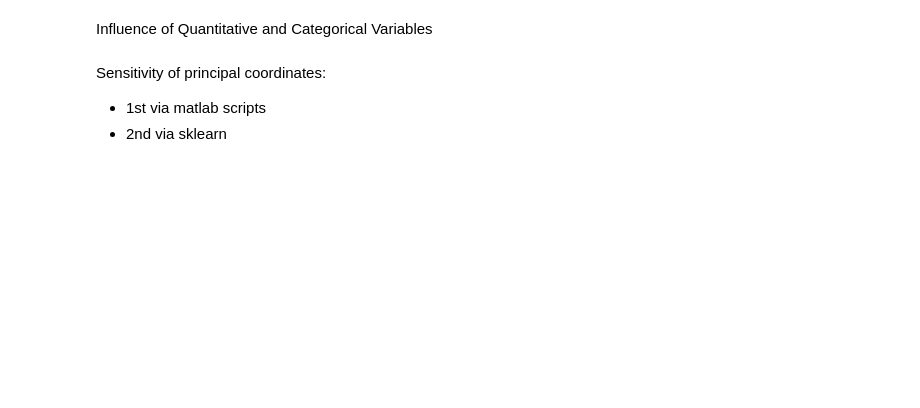
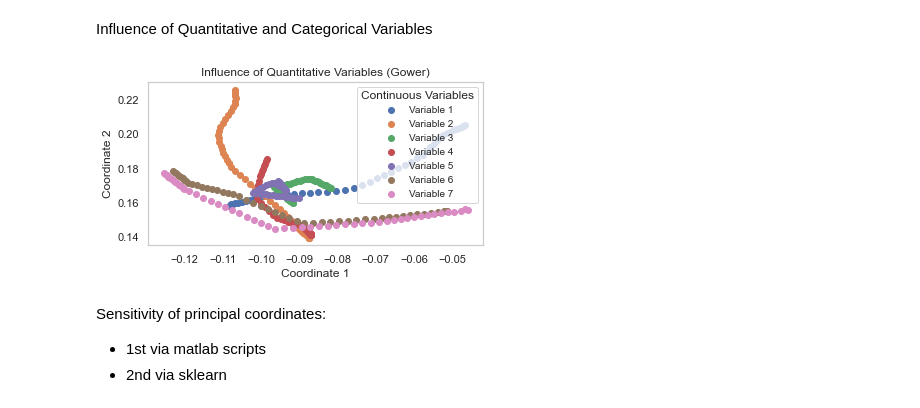
Before and after one commit to schmeti/u3cm_multivariate_analysis_project, a Jupyter notebook: Sleep_dataset_proyect.ipynb, the cells around one changed output. Saved outputs shown, nothing was run; the diff lists cells and outputs as text; code cells hidden in the pictures; blank space fills up the shorter version.

```diff
--- a/Sleep_dataset_proyect.ipynb
+++ b/Sleep_dataset_proyect.ipynb
@@ -1171,25 +1309,0 @@ Principal Component by categorical Variables
-# %%
-# Perform MDS and show plots
-from sklearn.manifold import MDS
-
-
-mds = MDS(n_components=3, dissimilarity='precomputed', random_state=42)
-mds_coordinates = mds.fit_transform(m_distance_gowers)  # Only numerical columns
-
-# Create a new DataFrame with the MDS results
-mds_df = pd.DataFrame(mds_coordinates, columns=['MDS1', 'MDS2','MDS3'])
-
-# Concatenate the categorical variables back to the MDS results
-for var in categorical_variables:
-    mds_df[var] = data[var]
-
-# Plot the MDS results
-sns.set(style="whitegrid")
-
-for var in categorical_variables:
-    plt.figure(figsize=(10, 60))
-    plt.subplot(len(categorical_variables), 1, categorical_variables.index(var) + 1)
-    sns.scatterplot(data=mds_df, x='MDS1', y='MDS2', hue=var, palette='Set1', s=100, edgecolor='black')
-    plt.title(f'MDS plot colored by {var}')
-    plt.legend(title=var)
-    plt.show()
@@ -1261,11 +1467,6 @@ correlaciones2(data_sorted, Y = Y[:,0:3], pcuant = 7, pnominal = 4)
 Influence of Quantitative and Categorical Variables
 # %%
 from scipy.spatial.distance import pdist, squareform
-
-def gower2(X, p1, p2, p3):
-    # Placeholder for the gower2 function. Implement it as needed.
-    pass
-
 import numpy as np
 
 # def coorp_sin(D):
@@ -1399,33 +1600,35 @@ def influence(X, p1, p2):
         #         Xvirtual = np.vstack([X, virtual[i, :]])  # Add the virtual individual
         #         D2new = gower.gower_matrix(Xvirtual)  # Compute Gower distance
         #         dnew[i, :] = D2new[-1, :-1]  # Get distances for the original individuals
 
         #     # Interpolate Gower distances and project onto MDS space
         #     ynew = np.zeros((nXnew, 2))  # Initialize array for MDS projections
         #     for i in range(nXnew):
         #         #print(ynew[i, :].shape, g.shape, dnew[i, :].reshape((-1,1)).shape, Y.shape, Lambda.shape)
         #         ynew[i, :] = 0.5 * (g - dnew[i, :].reshape((-1,1))) @ Y @ Lambda
 
         #     # Plot the influence of the k-th variable (qualitative or binary)
         #     plt.figure()
         #     plt.plot(ynew[:, 0], ynew[:, 1], 'ob')
         #     plt.title(f'Influence of the variable {k + 1} (Gower)')
         #     plt.show()
 
 plt.show()
 
 
 from sklearn.preprocessing import LabelEncoder
 
 # Assuming 'data' is your DataFrame and 'categorical_variables' is a list of column names for categorical variables
 label_encoder = LabelEncoder()
 
 data_encoded = data.copy()
 for col in categorical_variables:
     data_encoded[col] = label_encoder.fit_transform(data[col])
 
 
 influence(X=data_encoded[numeric_variables+categorical_variables].to_numpy(), p1= 7, p2 = 4)
+# %% [output]
+[figure, added]
 # %% [markdown]
 Sensitivity of principal coordinates:
 - 1st via matlab scripts
```
Also changed, not shown: parts of 41 cells of this notebook.
